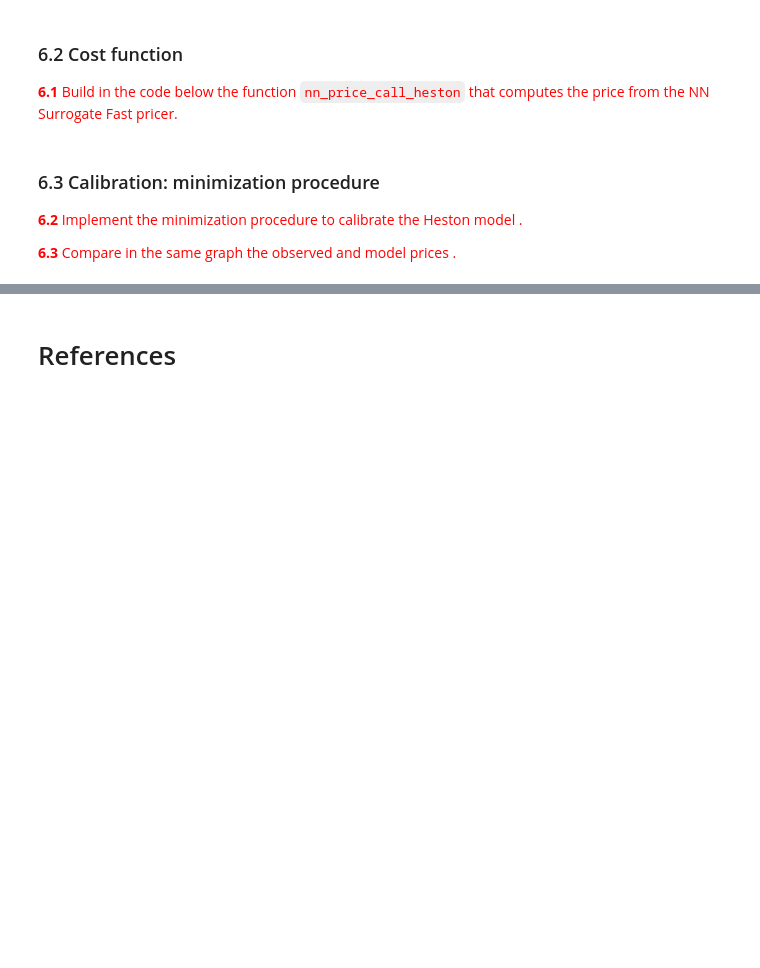
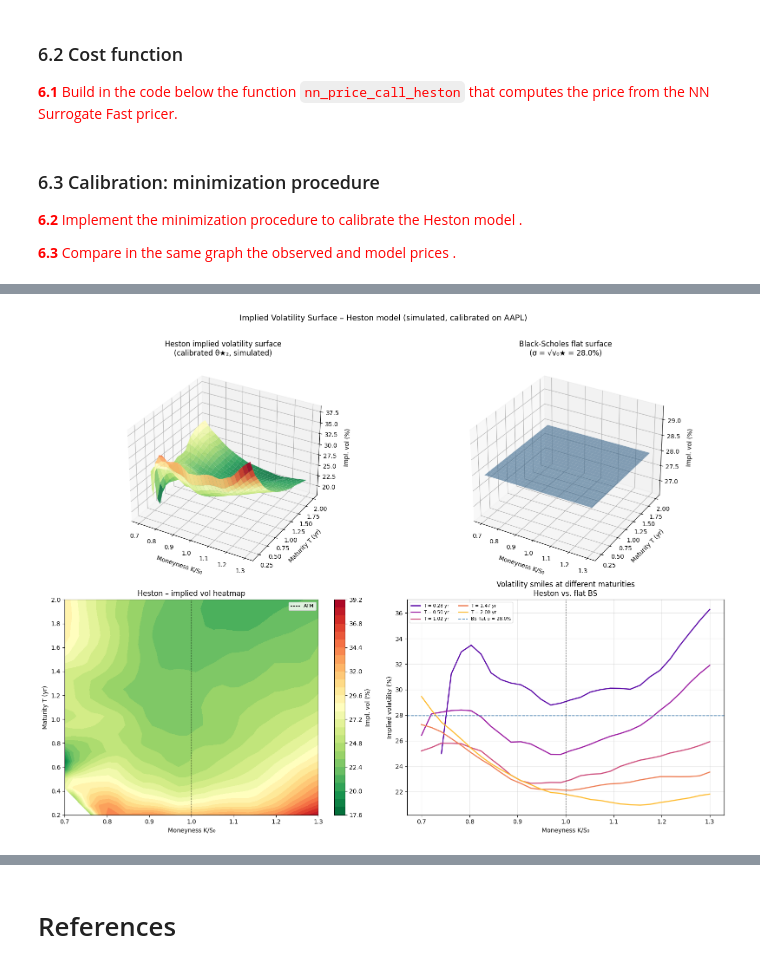
Before and after one commit to RaynorEtienn/Deep-Learning-in-Finance, a Jupyter notebook: Project/Heston.ipynb, the cells around one changed output, grey strips where cells are left out. Cells and saved outputs as stored; diff of their text form; code cells hidden in the pictures; blank space fills up the shorter version.

```diff
--- a/Project/Heston.ipynb
+++ b/Project/Heston.ipynb
@@ -865,0 +1253,13 @@ plt.show()
+# %%
+# ---------- 2. Heston prices on the grid via NN v2 ----------
+X_surf = build_features_heston(
+    theta2[0] * np.ones_like(K_flat),
+    theta2[1] * np.ones_like(K_flat),
+    theta2[2] * np.ones_like(K_flat),
+    theta2[3] * np.ones_like(K_flat),
+    theta2[4] * np.ones_like(K_flat),
+    S0 * np.ones_like(K_flat),
+    K_flat,
+    T_flat,
+)
+C_surf = nn_price_call_heston(model2_eval, scaler_X2, scaler_y2, X_surf).ravel()
@@ -865,0 +1299,68 @@ plt.show()
+# %%
+# ---------- 4. Plots ----------
+fig = plt.figure(figsize=(16, 12))
+
+# --- 4a. Heston surface (3D) ---
+ax1 = fig.add_subplot(2, 2, 1, projection="3d")
+ax1.plot_surface(KK / S0, TT, IV_heston * 100, cmap="RdYlGn_r", alpha=0.88, linewidth=0)
+ax1.set_xlabel("Moneyness K/S₀", labelpad=8)
+ax1.set_ylabel("Maturity T (yr)", labelpad=8)
+ax1.set_zlabel("Impl. vol (%)", labelpad=8)
+ax1.set_title("Heston implied volatility surface\n(calibrated θ★₂, simulated)")
+
+# --- 4b. BS flat surface (3D) ---
+ax2 = fig.add_subplot(2, 2, 2, projection="3d")
+ax2.plot_surface(
+    KK / S0, TT, IV_bs_flat * 100, color="steelblue", alpha=0.6, linewidth=0
+)
+ax2.set_xlabel("Moneyness K/S₀", labelpad=8)
+ax2.set_ylabel("Maturity T (yr)", labelpad=8)
+ax2.set_zlabel("Impl. vol (%)", labelpad=8)
+ax2.set_title(f"Black-Scholes flat surface\n(σ = √v₀★ = {np.sqrt(theta2[0])*100:.1f}%)")
+
+# --- 4c. Heston surface (heatmap) ---
+ax3 = fig.add_subplot(2, 2, 3)
+im3 = ax3.contourf(M_axis, T_axis, IV_heston * 100, levels=25, cmap="RdYlGn_r")
+plt.colorbar(im3, ax=ax3, label="Impl. vol (%)")
+ax3.axvline(1.0, color="k", lw=0.8, ls="--", label="ATM")
+ax3.set_xlabel("Moneyness K/S₀")
+ax3.set_ylabel("Maturity T (yr)")
+ax3.set_title("Heston – implied vol heatmap")
+ax3.legend(fontsize=8)
+
+# --- 4d. Smile slices at multiple maturities ---
+ax4 = fig.add_subplot(2, 2, 4)
+slice_Ts = [0.25, 0.5, 1.0, 1.5, 2.0]
+colors_sl = plt.cm.plasma(np.linspace(0.15, 0.85, len(slice_Ts)))  # type: ignore
+for T_sl, c_sl in zip(slice_Ts, colors_sl):
+    idx_T = int(np.argmin(np.abs(T_axis - T_sl)))
+    ax4.plot(
+        M_axis,
+        IV_heston[idx_T] * 100,
+        color=c_sl,
+        lw=1.8,
+        label=f"T = {T_axis[idx_T]:.2f} yr",
+    )
+ax4.axhline(
+    np.sqrt(theta2[0]) * 100,
+    color="steelblue",
+    lw=1.2,
+    ls="--",
+    label=f"BS flat σ = {np.sqrt(theta2[0])*100:.1f}%",
+)
+ax4.axvline(1.0, color="k", lw=0.8, ls="--")
+ax4.set_xlabel("Moneyness K/S₀")
+ax4.set_ylabel("Implied volatility (%)")
+ax4.set_title("Volatility smiles at different maturities\nHeston vs. flat BS")
+ax4.legend(fontsize=7.5, ncol=2)
+ax4.grid(alpha=0.3)
+
+plt.suptitle(
+    "Implied Volatility Surface – Heston model (simulated, calibrated on AAPL)",
+    fontsize=13,
+    y=1.01,
+)
+plt.tight_layout()
+plt.show()
+# %% [output]
+[figure, added]
```
Also changed, not shown: parts of 15 cells of this notebook, 4 other files.
